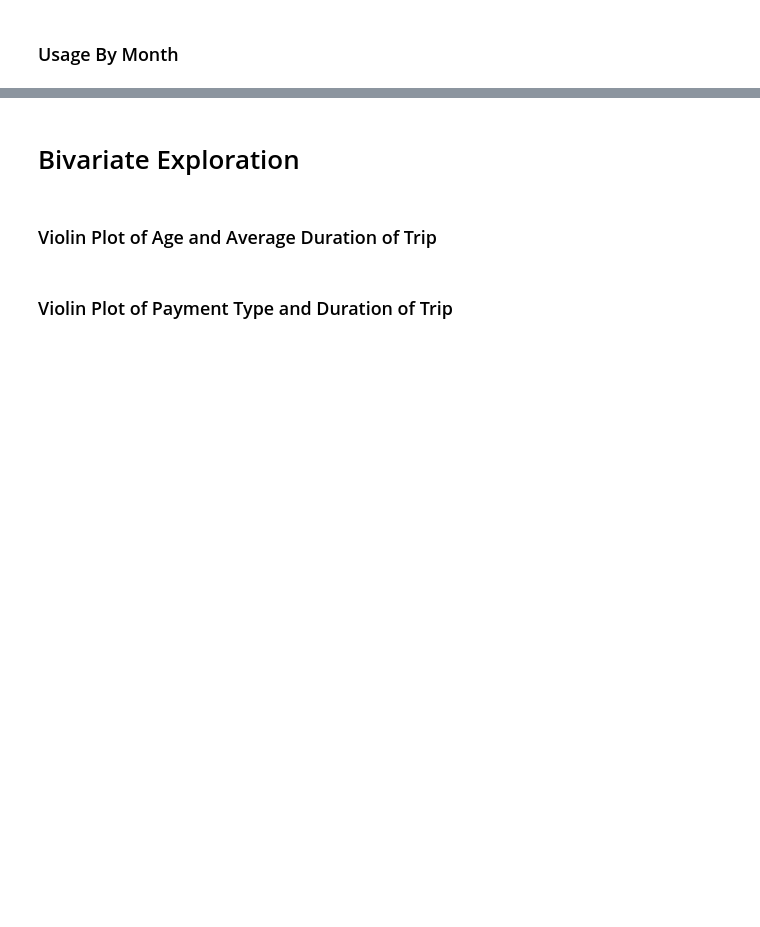
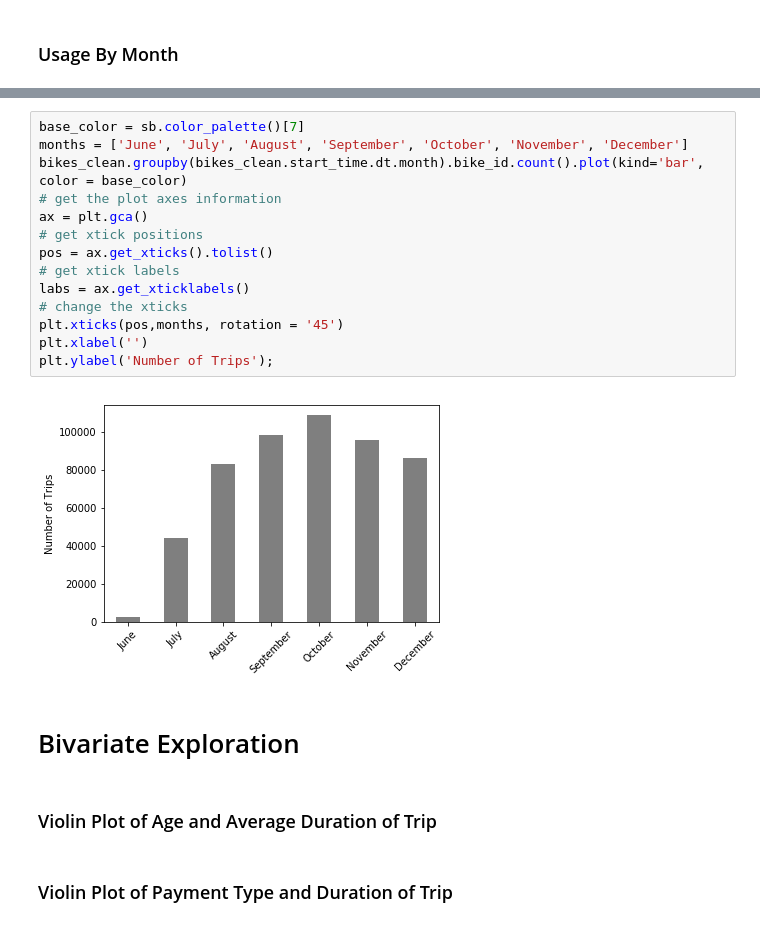
Before and after one commit to juliouribe/Visualizing_Bike_Data, a Jupyter notebook: Exploratory_Analysis.ipynb, the cells around one changed output, grey strips where cells are left out. Saved outputs shown, nothing was run; the diff lists cells and outputs as text; blank space fills up the shorter version.

```diff
--- a/Exploratory_Analysis.ipynb
+++ b/Exploratory_Analysis.ipynb
@@ -193,3 +213,19 @@ bikes_clean.groupby(bikes_clean.start_time.dt.month).bike_id.count().plot(kind='
+# %%
+base_color = sb.color_palette()[7]
+months = ['June', 'July', 'August', 'September', 'October', 'November', 'December']
+bikes_clean.groupby(bikes_clean.start_time.dt.month).bike_id.count().plot(kind='bar', color = base_color)
+# get the plot axes information
+ax = plt.gca()
+# get xtick positions
+pos = ax.get_xticks().tolist()
+# get xtick labels
+labs = ax.get_xticklabels()
+# change the xticks
+plt.xticks(pos,months, rotation = '45')
+plt.xlabel('')
+plt.ylabel('Number of Trips');
+# %% [output]
+[figure, added]
 # %% [markdown]
 # Bivariate Exploration
 # %% [markdown]
```
Also changed, not shown: parts of 5 cells of this notebook.
